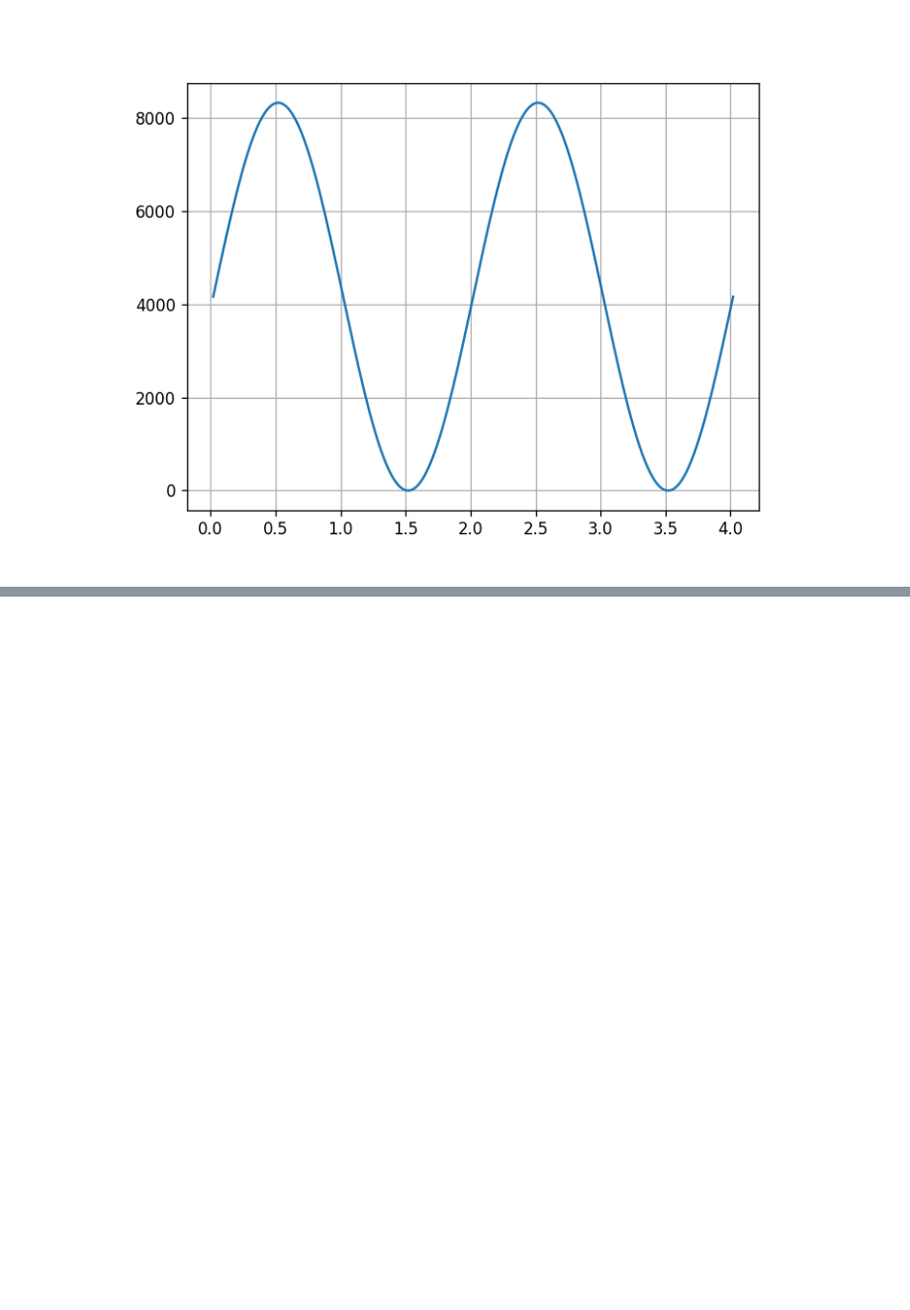
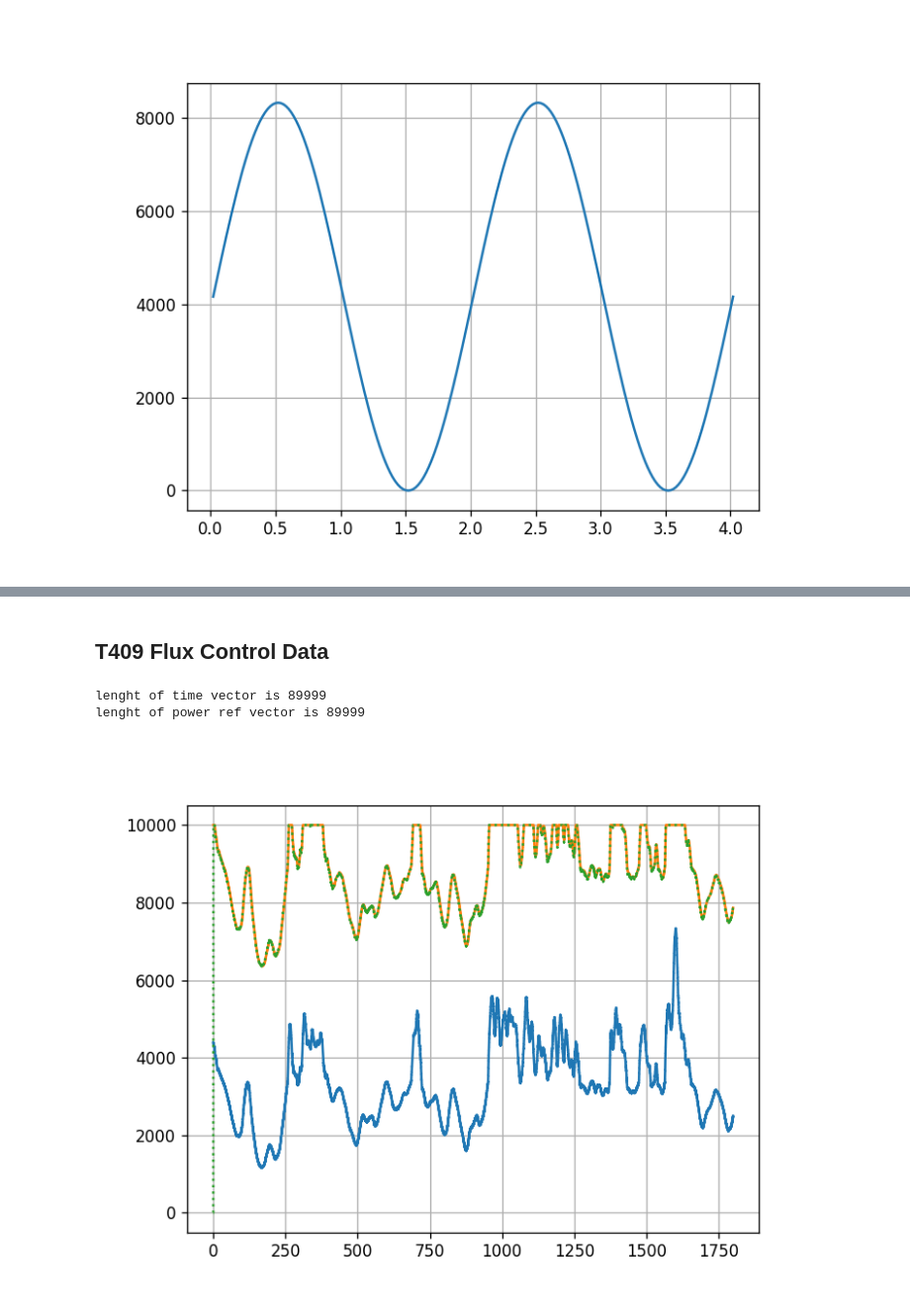
Before and after one commit to Taras2r/FluxCtrlPGE, a Jupyter notebook: FluxCtrl.ipynb, the cells around one changed output, grey strips where cells are left out. Shown at 99% size. Saved outputs shown, nothing was run; the diff lists cells and outputs as text; code cells hidden in the pictures; blank space fills up the shorter version.

```diff
--- a/FluxCtrl.ipynb
+++ b/FluxCtrl.ipynb
@@ -49,0 +174,54 @@ plt.show()
+# %% [markdown]
+## T409 Flux Control Data
+# %%
+path = "HRL1.csv"
+HRL_file = open(path, newline='')
+header = next(HRL_file)
+reader = csv.reader(HRL_file)
+
+count = []
+powerRef = []
+fluxRef = []
+for row in reader:
+    row1 = float(row[1])
+    row9 = float(row[9])
+    row11 = float(row[11])
+    count.append([row1])
+    powerRef.append([row9])
+    fluxRef.append([row11])
+
+time_ms = []
+for i in count:
+    for j in i:
+        item = (j * 20.0 / 1000.0)
+        time_ms.append([item])
+
+print("lenght of time vector is " + str(len(time_ms)))
+print("lenght of power ref vector is " + str(len(powerRef)))
+
+scalledPowerRef = []
+
+for i in powerRef:
+    for j in i:
+        item = 1.166666 * j + 5000.0
+        if item > 10000.0:
+            item = 10000.0
+        scalledPowerRef.append([item])
+
+
+powerRefFilt = np.zeros(len(powerRef));
+for i in range(3,len(powerRef)):
+    powerRefFilt[i] = a[1]*powerRefFilt[i-1] + b[0]*float(scalledPowerRef[i][0]) + b[1]*float(scalledPowerRef[i-1][0]);
+plt.figure(dpi=120)
+plt.plot(time_ms, powerRef)
+plt.plot(time_ms, fluxRef)
+plt.plot(time_ms, powerRefFilt, ':')
+plt.grid()
+plt.show()
+
+
+# plt.savefig("T409.svg")
+# %% [output]
+lenght of time vector is 89999
+lenght of power ref vector is 89999
+[figure, added]
```
Also changed, not shown: parts of 7 cells of this notebook, 2 other files.
